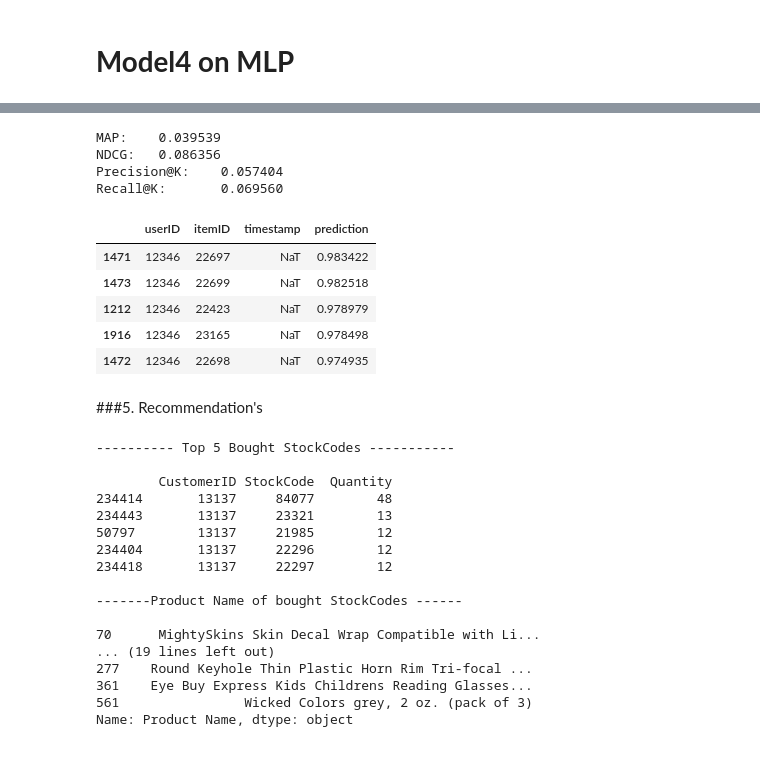
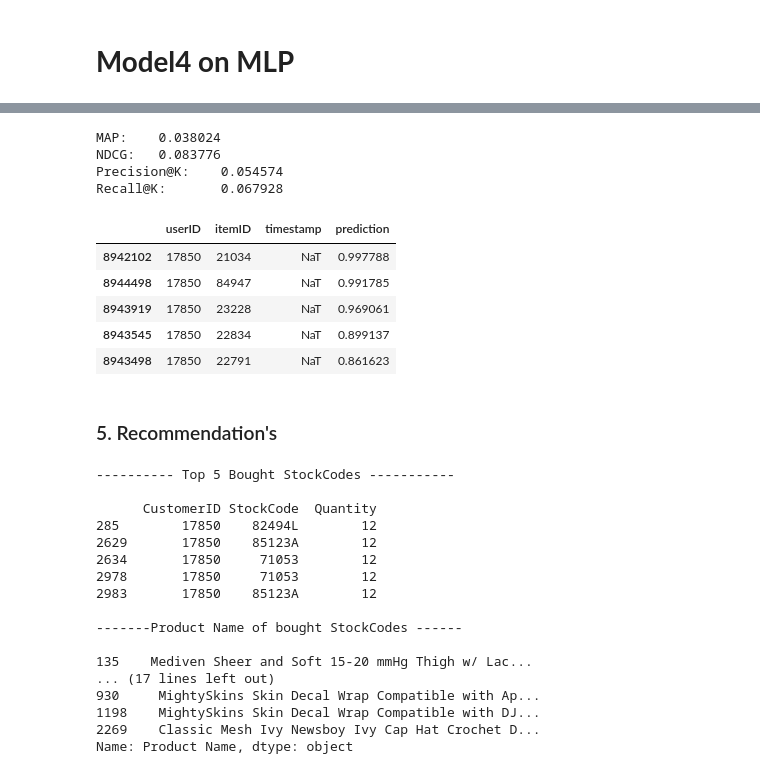
Before and after one commit to falawar7/AAI_635O, a Jupyter notebook: Week3/FE_DL_Experimenting_With_NCF_Based_Recommendation_Systems.ipynb, the cells around one changed output, grey strips where cells are left out. Saved outputs shown, nothing was run; the diff lists cells and outputs as text; code cells hidden in the pictures.

```diff
--- a/Week3/FE_DL_Experimenting_With_NCF_Based_Recommendation_Systems.ipynb
+++ b/Week3/FE_DL_Experimenting_With_NCF_Based_Recommendation_Systems.ipynb
@@ -134,5 +75,6 @@ Mounted at /content/drive
 # %%
-df = pd.read_excel('/content/drive/Othercomputers/THINKPAD-T14/AI/Reommender_System/Week2/Lesson2_From_Course/Rec_sys_data.xlsx')
+#df = pd.read_excel('/content/drive/Othercomputers/THINKPAD-T14/AI/Reommender_System/Week2/Lesson2_From_Course/Rec_sys_data.xlsx')
+df = pd.read_excel('Rec_sys_data.xlsx')
 # %%
 df= df[['CustomerID','StockCode','Quantity','DeliveryDate']]
 # %%
@@ -368,7 +357,7 @@ model2 = NCF (
     n_items=data.n_items,
     model_type="NeuMF",
     n_factors=16,
-    layer_sizes=[33,16,8],
+    layer_sizes=[32,16,8],
     n_epochs=EPOCHS,
     batch_size=BATCH_SIZE,
     learning_rate=1e-3,
@@ -725,19 +729,19 @@ print("MAP:\t%f" % eval_map,
       "Precision@K:\t%f" % eval_precision,
       "Recall@K:\t%f" % eval_recall, sep='\n')
 # %% [output]
-MAP:    0.039539
-NDCG:   0.086356
-Precision@K:    0.057404
-Recall@K:       0.069560
+MAP:    0.038024
+NDCG:   0.083776
+Precision@K:    0.054574
+Recall@K:       0.067928
 # %%
-all_predictions[all_predictions['userID']==12346].nlargest(5,'prediction')
+all_predictions[all_predictions['userID']==17850].nlargest(5,'prediction')
 # %% [output]
 |  | userID | itemID | timestamp | prediction |
-| 1471 | 12346 | 22697 | NaT | 0.983422 |
-| 1473 | 12346 | 22699 | NaT | 0.982518 |
-| 1212 | 12346 | 22423 | NaT | 0.978979 |
-| 1916 | 12346 | 23165 | NaT | 0.978498 |
-| 1472 | 12346 | 22698 | NaT | 0.974935 |
+| 8942102 | 17850 | 21034 | NaT | 0.997788 |
+| 8944498 | 17850 | 84947 | NaT | 0.991785 |
+| 8943919 | 17850 | 23228 | NaT | 0.969061 |
+| 8943545 | 17850 | 22834 | NaT | 0.899137 |
+| 8943498 | 17850 | 22791 | NaT | 0.861623 |
 # %%
 all_predictions = all_predictions.rename(columns={
 
@@ -769,26 +773,26 @@ def recommend_product(customer_id):
 
   print(df_product[df_product.StockCode.isin(recommend.StockCode)]['Product Name'])
 # %% [markdown]
-###5. Recommendation's
+### 5. Recommendation's
 # %%
-recommend_product(13137)
+recommend_product(17850)
 # %% [output]
 ---------- Top 5 Bought StockCodes -----------
 
-        CustomerID StockCode  Quantity
-234414       13137     84077        48
-234443       13137     23321        13
-50797        13137     21985        12
-234404       13137     22296        12
-234418       13137     22297        12
+      CustomerID StockCode  Quantity
+285        17850    82494L        12
+2629       17850    85123A        12
+2634       17850     71053        12
+2978       17850     71053        12
+2983       17850    85123A        12
 
 -------Product Name of bought StockCodes ------
 
-70      MightySkins Skin Decal Wrap Compatible with Li...
-... (19 lines left out)
-277    Round Keyhole Thin Plastic Horn Rim Tri-focal ...
-361    Eye Buy Express Kids Childrens Reading Glasses...
-561                Wicked Colors grey, 2 oz. (pack of 3)
+135    Mediven Sheer and Soft 15-20 mmHg Thigh w/ Lac...
+... (17 lines left out)
+930     MightySkins Skin Decal Wrap Compatible with Ap...
+1198    MightySkins Skin Decal Wrap Compatible with DJ...
+2269    Classic Mesh Ivy Newsboy Ivy Cap Hat Crochet D...
 Name: Product Name, dtype: object
 # %%
 recommend_product(15127)
```
Also changed, not shown: parts of 67 cells of this notebook.
